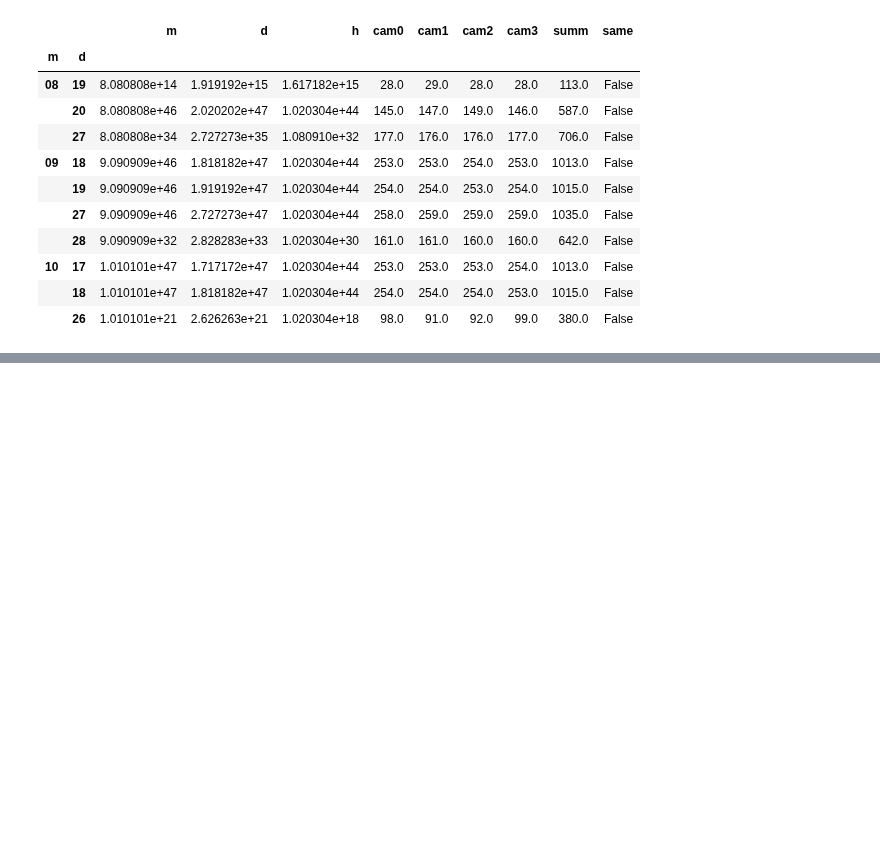
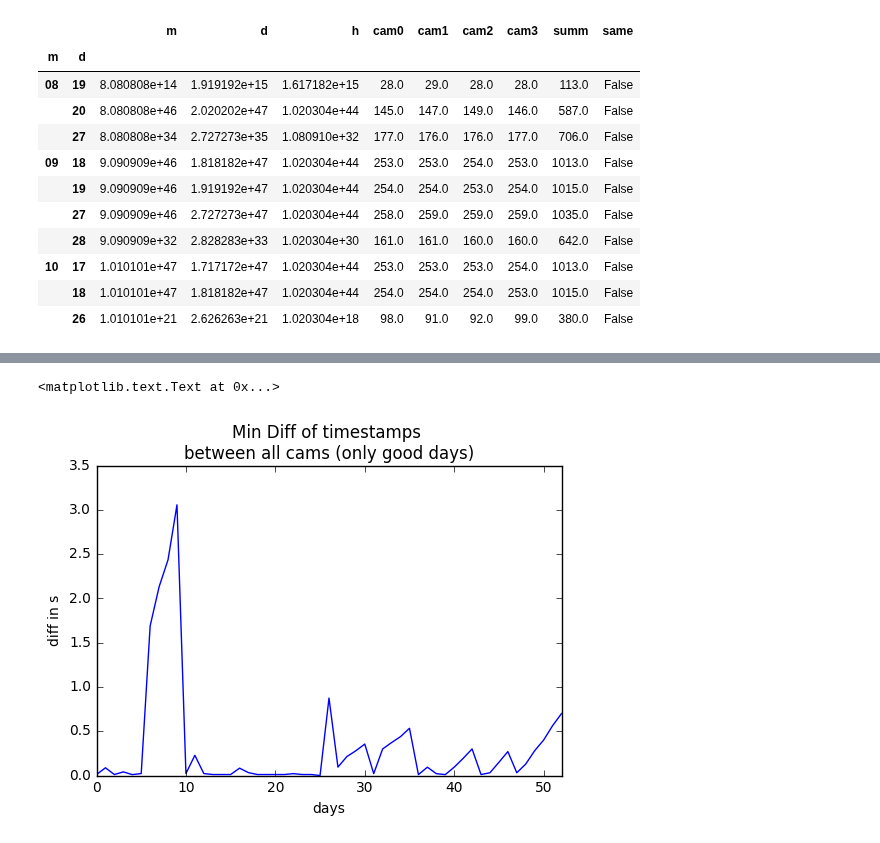
Before and after one commit to aschle/bees-sna, a Jupyter notebook: bib/Zeitversatz.ipynb, the cells around one changed output, grey strips where cells are left out. Drawn from its saved outputs; the diff is of its cells as text; code cells hidden in the pictures; blank space fills up the shorter version.

```diff
--- a/bib/Zeitversatz.ipynb
+++ b/bib/Zeitversatz.ipynb
@@ -589,0 +522,41 @@ dfts_diffs.max(axis=1).max()
+# %%
+def getDiffsForDay(df, m,d):
+    flist = list(df.query("m=='{}' & d=='{}'".format(m,d)).file)
+    flist = np.array(flist).reshape(int(len(flist)/4),4)
+
+    # Timestamps aus den files extrahieren
+    ts = []
+    for fl in flist:
+        start = []
+        for f in fl:
+            d = f.split("--")[0].split("_")[-1]
+            start.append(toTimestamp(d))
+
+        ts.append(start)
+
+    dfts = DataFrame(ts)
+
+    # Paarweise Differenz bestimmen
+    dfts_tuples = dfts.apply(lambda x: Series([(i,j)  for e,i in enumerate(x) for j in x[e+1:]]), axis=1)
+    dfts_diffs = dfts_tuples.applymap(lambda x: abs(x[0]-x[1]))
+
+    return dfts_diffs
+# %%
+results = []
+for item in good:
+    for d in good[item]:
+        results.append((item, d, getDiffsForDay(df,str(item).zfill(2), str(d).zfill(2))))
+# %%
+data = []
+for m,d,r in results:
+    data.append((m,d,r.min(axis=1).min(), r.max(axis=1).max()))
+# %%
+df_plotting = DataFrame(data, columns=["month", "day", "mindiff", "maxdiff"])
+# %%
+axes = df_plotting.mindiff.plot()
+axes.set_title("Min Diff of timestamps \nbetween all cams (only good days)")
+axes.set_xlabel("days")
+axes.set_ylabel("diff in s")
+# %% [output]
+<matplotlib.text.Text at 0x...>
+[figure, added]
```
Also changed, not shown: parts of 38 cells of this notebook.
